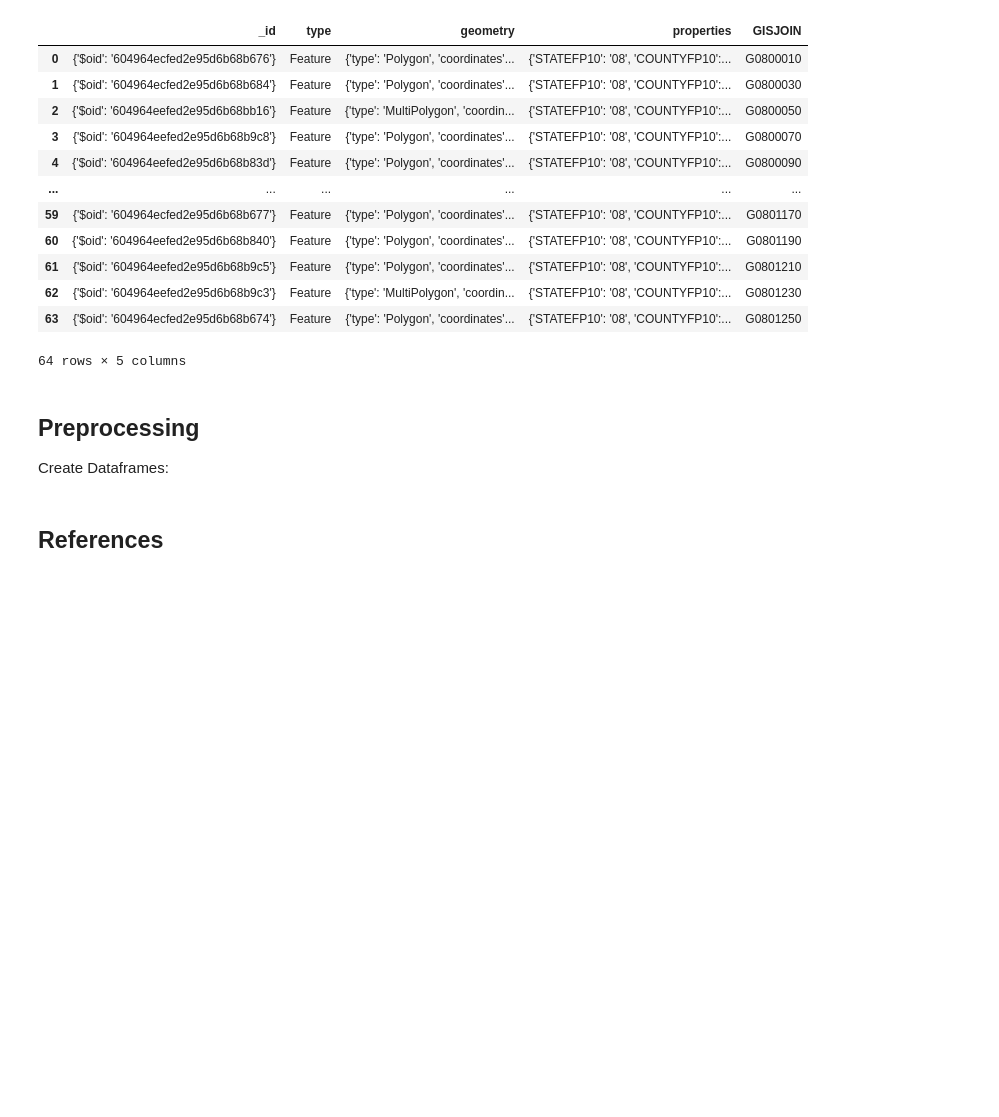
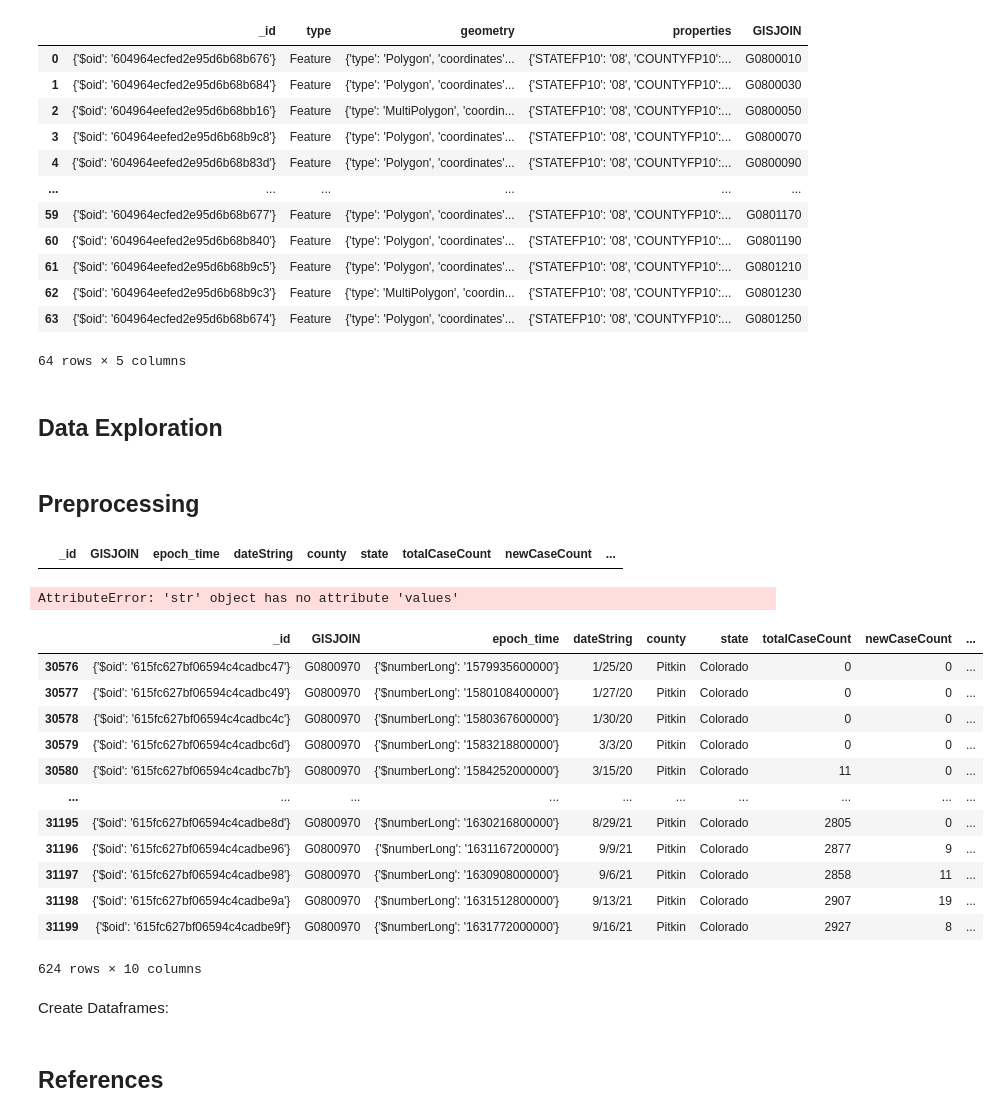
Before and after one commit to christian-westbrook/covid-19-and-weather-patterns, a Jupyter notebook: src/COVID-19 and Weather Patterns.ipynb, the cells around one changed output. Drawn from its saved outputs; the diff is of its cells as text; code cells hidden in the pictures; blank space fills up the shorter version.

```diff
--- a/src/COVID-19 and Weather Patterns.ipynb
+++ b/src/COVID-19 and Weather Patterns.ipynb
@@ -261,3 +262,5 @@ populationGeometryFrame
 | 62 | {'$oid': '604964eefed2e95d6b68b9c3'} | Feature | {'type': 'MultiPolygon', 'coordin... | {'STATEFP10': '08', 'COUNTYFP10':... | G0801230 |
 | 63 | {'$oid': '604964ecfed2e95d6b68b674'} | Feature | {'type': 'Polygon', 'coordinates'... | {'STATEFP10': '08', 'COUNTYFP10':... | G0801250 |
 64 rows × 5 columns
+# %% [markdown]
+## Data Exploration
@@ -264,6 +271,31 @@ populationGeometryFrame
 # %% [markdown]
 ## Preprocessing
-Create Dataframes:
+# %%
+covidDataFrame.loc[covidDataFrame['_id'] == '{\'$oid\': \'615fc624bf06594c4cad5b34\'}']
+# %% [output]
+|  | _id | GISJOIN | epoch_time | dateString | county | state | totalCaseCount | newCaseCount | ... |
+# %%
+covidFlatDataFrame = pd.json_normalize(json.load(open())
+# %% [output]
+AttributeError: 'str' object has no attribute 'values'
+# %%
+covidDataFrame.loc[covidDataFrame['GISJOIN'] == 'G0800970']
+# %% [output]
+|  | _id | GISJOIN | epoch_time | dateString | county | state | totalCaseCount | newCaseCount | ... |
+| 30576 | {'$oid': '615fc627bf06594c4cadbc47'} | G0800970 | {'$numberLong': '1579935600000'} | 1/25/20 | Pitkin | Colorado | 0 | 0 | ... |
+| 30577 | {'$oid': '615fc627bf06594c4cadbc49'} | G0800970 | {'$numberLong': '1580108400000'} | 1/27/20 | Pitkin | Colorado | 0 | 0 | ... |
+| 30578 | {'$oid': '615fc627bf06594c4cadbc4c'} | G0800970 | {'$numberLong': '1580367600000'} | 1/30/20 | Pitkin | Colorado | 0 | 0 | ... |
+| 30579 | {'$oid': '615fc627bf06594c4cadbc6d'} | G0800970 | {'$numberLong': '1583218800000'} | 3/3/20 | Pitkin | Colorado | 0 | 0 | ... |
+| 30580 | {'$oid': '615fc627bf06594c4cadbc7b'} | G0800970 | {'$numberLong': '1584252000000'} | 3/15/20 | Pitkin | Colorado | 11 | 0 | ... |
+| ... | ... | ... | ... | ... | ... | ... | ... | ... | ... |
+| 31195 | {'$oid': '615fc627bf06594c4cadbe8d'} | G0800970 | {'$numberLong': '1630216800000'} | 8/29/21 | Pitkin | Colorado | 2805 | 0 | ... |
+| 31196 | {'$oid': '615fc627bf06594c4cadbe96'} | G0800970 | {'$numberLong': '1631167200000'} | 9/9/21 | Pitkin | Colorado | 2877 | 9 | ... |
+| 31197 | {'$oid': '615fc627bf06594c4cadbe98'} | G0800970 | {'$numberLong': '1630908000000'} | 9/6/21 | Pitkin | Colorado | 2858 | 11 | ... |
+| 31198 | {'$oid': '615fc627bf06594c4cadbe9a'} | G0800970 | {'$numberLong': '1631512800000'} | 9/13/21 | Pitkin | Colorado | 2907 | 19 | ... |
+| 31199 | {'$oid': '615fc627bf06594c4cadbe9f'} | G0800970 | {'$numberLong': '1631772000000'} | 9/16/21 | Pitkin | Colorado | 2927 | 8 | ... |
+624 rows × 10 columns
+# %% [markdown]
+Create Dataframes:
 # %%
 expected_directories = {
     'covid_county': os.path.join(dataPath, 'covid_county.Colorado'),
```
Also changed, not shown: parts of 15 cells of this notebook.
